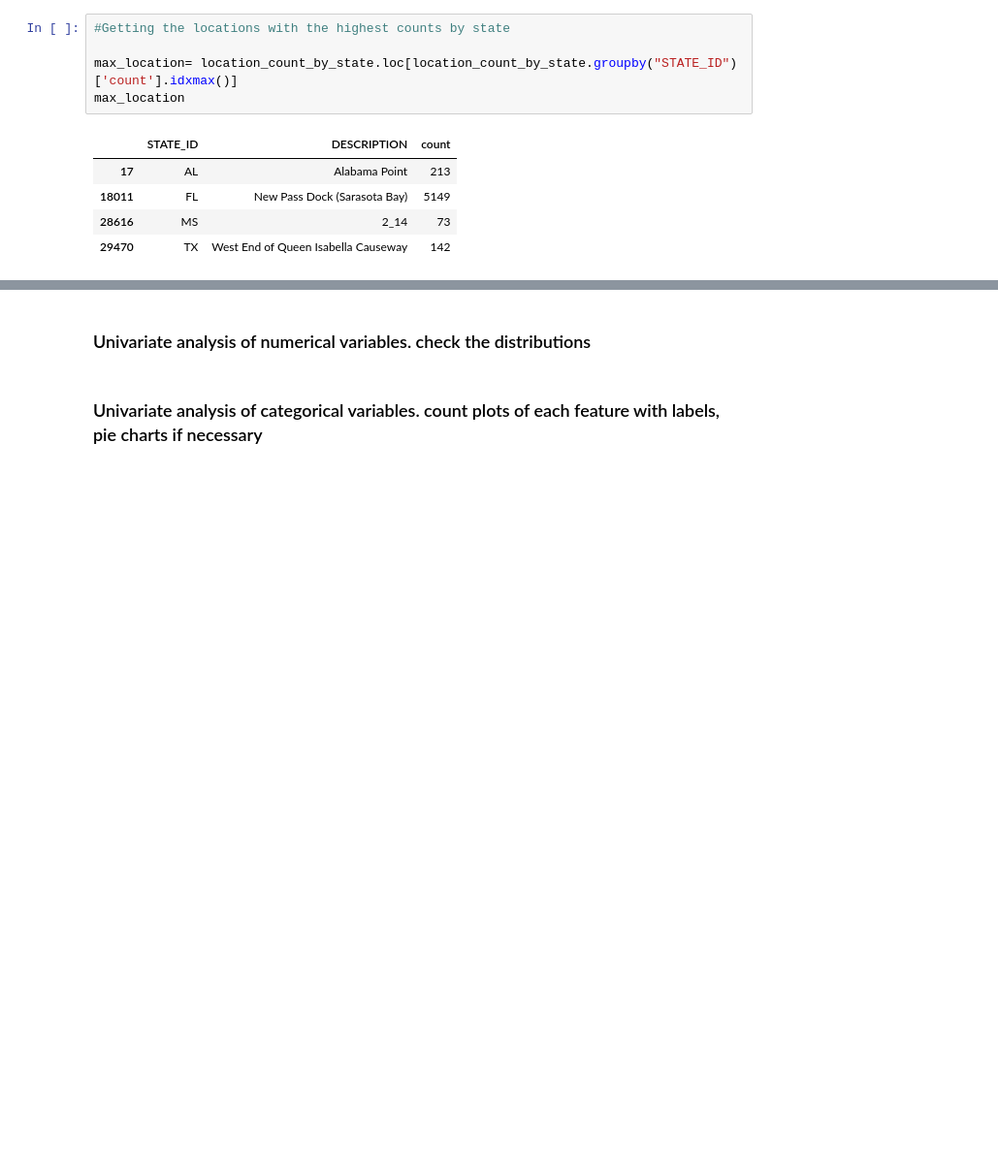
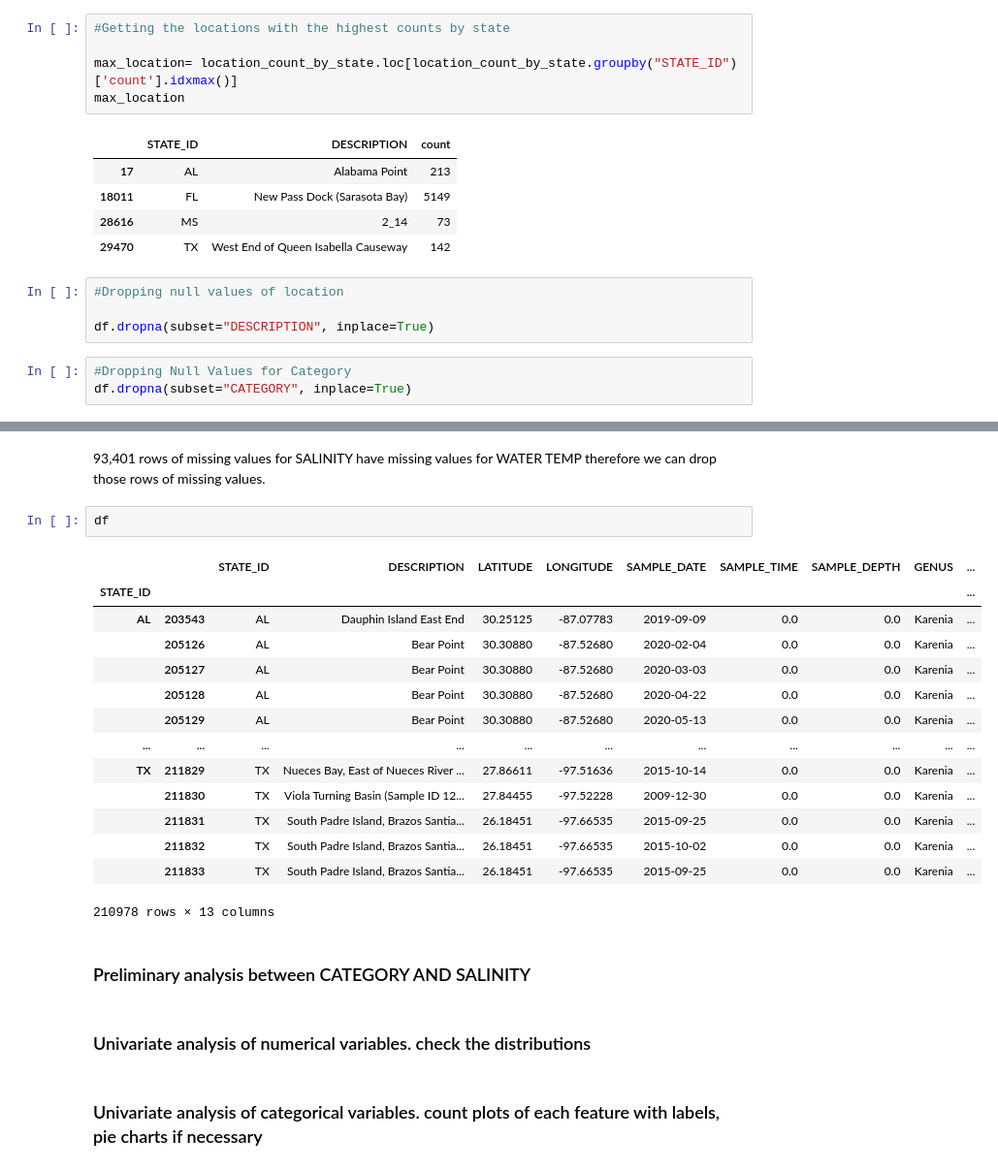
Before and after one commit to btokoli/Spotting-the-Unseen-Anomaly-Detection-in-Water-Quality-for-Early-Algal-Bloom-Warnings, a Jupyter notebook: analysis.ipynb, the cells around one changed output, grey strips where cells are left out. Shown at 97% size. Drawn from its saved outputs; the diff is of its cells as text; blank space fills up the shorter version.

Commit message:
analysis

```diff
--- a/analysis.ipynb
+++ b/analysis.ipynb
@@ -324,3 +324,10 @@ max_location
 | 18011 | FL | New Pass Dock (Sarasota Bay) | 5149 |
 | 28616 | MS | 2_14 | 73 |
 | 29470 | TX | West End of Queen Isabella Causeway | 142 |
+# %%
+#Dropping null values of location
+
+df.dropna(subset="DESCRIPTION", inplace=True)
+# %%
+#Dropping Null Values for Category
+df.dropna(subset="CATEGORY", inplace=True)
@@ -327,3 +361,24 @@ max_location
+# %% [markdown]
+93,401 rows of missing values for SALINITY have missing values for WATER TEMP therefore we can drop those rows of missing values.
+# %%
+df
+# %% [output]
+|  |  | STATE_ID | DESCRIPTION | LATITUDE | LONGITUDE | SAMPLE_DATE | SAMPLE_TIME | SAMPLE_DEPTH | GENUS | ... |
+| STATE_ID |  |  |  |  |  |  |  |  |  | ... |
+| AL | 203543 | AL | Dauphin Island East End | 30.25125 | -87.07783 | 2019-09-09 | 0.0 | 0.0 | Karenia | ... |
+|  | 205126 | AL | Bear Point | 30.30880 | -87.52680 | 2020-02-04 | 0.0 | 0.0 | Karenia | ... |
+|  | 205127 | AL | Bear Point | 30.30880 | -87.52680 | 2020-03-03 | 0.0 | 0.0 | Karenia | ... |
+|  | 205128 | AL | Bear Point | 30.30880 | -87.52680 | 2020-04-22 | 0.0 | 0.0 | Karenia | ... |
+|  | 205129 | AL | Bear Point | 30.30880 | -87.52680 | 2020-05-13 | 0.0 | 0.0 | Karenia | ... |
+| ... | ... | ... | ... | ... | ... | ... | ... | ... | ... | ... |
+| TX | 211829 | TX | Nueces Bay, East of Nueces River ... | 27.86611 | -97.51636 | 2015-10-14 | 0.0 | 0.0 | Karenia | ... |
+|  | 211830 | TX | Viola Turning Basin (Sample ID 12... | 27.84455 | -97.52228 | 2009-12-30 | 0.0 | 0.0 | Karenia | ... |
+|  | 211831 | TX | South Padre Island, Brazos Santia... | 26.18451 | -97.66535 | 2015-09-25 | 0.0 | 0.0 | Karenia | ... |
+|  | 211832 | TX | South Padre Island, Brazos Santia... | 26.18451 | -97.66535 | 2015-10-02 | 0.0 | 0.0 | Karenia | ... |
+|  | 211833 | TX | South Padre Island, Brazos Santia... | 26.18451 | -97.66535 | 2015-09-25 | 0.0 | 0.0 | Karenia | ... |
+210978 rows × 13 columns
+# %% [markdown]
+### Preliminary analysis between CATEGORY AND SALINITY
 # %% [markdown]
 ### Univariate analysis of numerical variables. check the distributions
 # %% [markdown]
```
Also changed, not shown: parts of 4 cells of this notebook.
